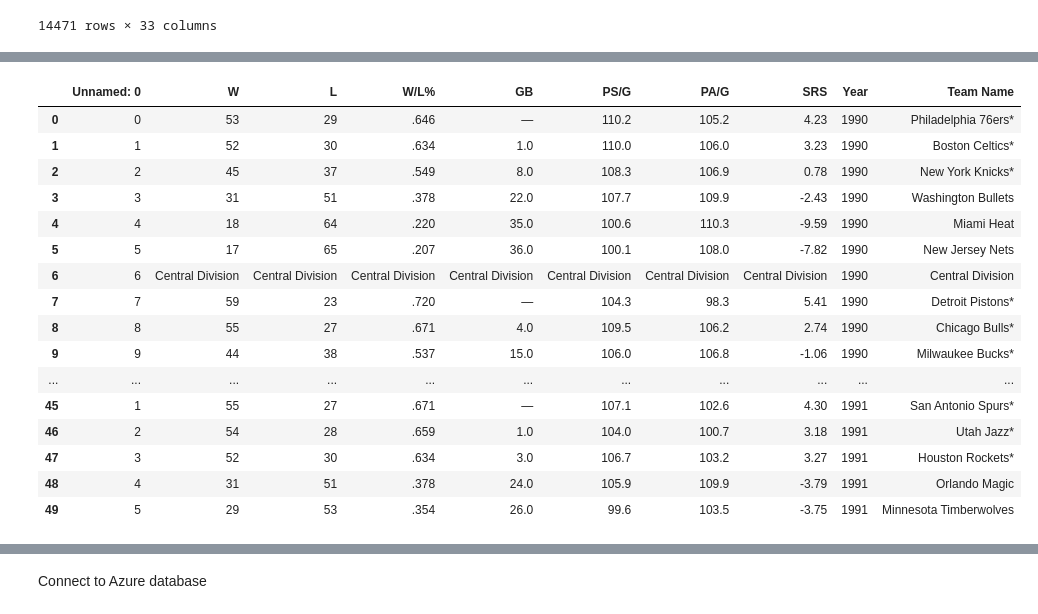
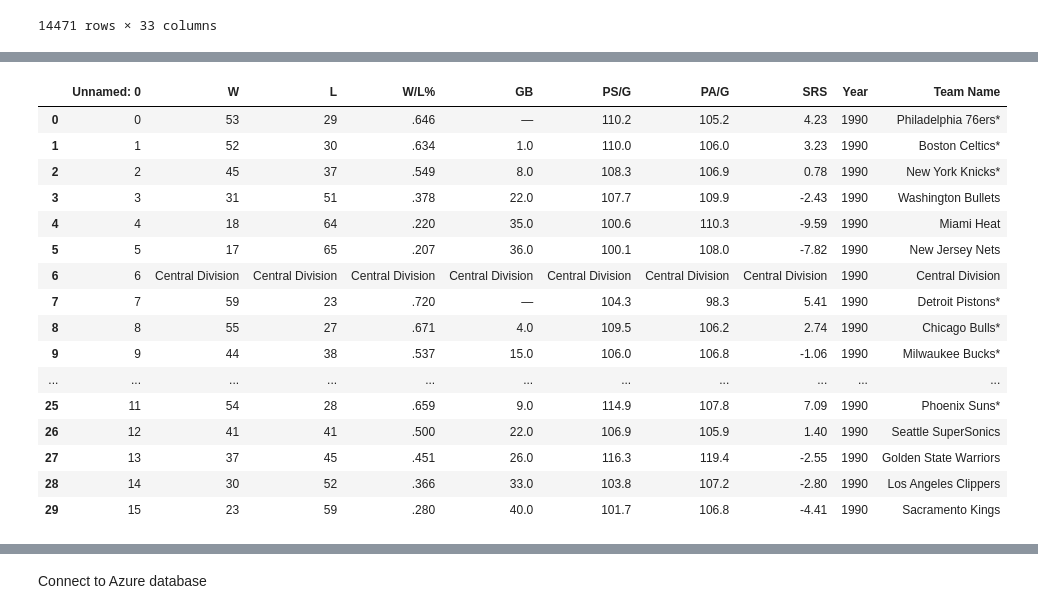
Before and after one commit to brownyu/Predicting_NBA_MVP, a Jupyter notebook: Predicting_NBA_MVP.ipynb, the cells around one changed output, grey strips where cells are left out. Drawn from its saved outputs; the diff is of its cells as text; code cells hidden in the pictures.

```diff
--- a/Predicting_NBA_MVP.ipynb
+++ b/Predicting_NBA_MVP.ipynb
@@ -671,21 +691,21 @@ combined_player_mvp
 # %%
 team_standing=pd.read_csv("team_standing.csv")
-team_standing.head(50)
+team_standing.head(30)
 # %% [output]
 |  | Unnamed: 0 | W | L | W/L% | GB | PS/G | PA/G | SRS | Year | Team Name |
 | 0 | 0 | 53 | 29 | .646 | — | 110.2 | 105.2 | 4.23 | 1990 | Philadelphia 76ers* |
 | 1 | 1 | 52 | 30 | .634 | 1.0 | 110.0 | 106.0 | 3.23 | 1990 | Boston Celtics* |
 | 2 | 2 | 45 | 37 | .549 | 8.0 | 108.3 | 106.9 | 0.78 | 1990 | New York Knicks* |
 | 3 | 3 | 31 | 51 | .378 | 22.0 | 107.7 | 109.9 | -2.43 | 1990 | Washington Bullets |
 | 4 | 4 | 18 | 64 | .220 | 35.0 | 100.6 | 110.3 | -9.59 | 1990 | Miami Heat |
 | 5 | 5 | 17 | 65 | .207 | 36.0 | 100.1 | 108.0 | -7.82 | 1990 | New Jersey Nets |
 | 6 | 6 | Central Division | Central Division | Central Division | Central Division | Central Division | Central Division | Central Division | 1990 | Central Division |
 | 7 | 7 | 59 | 23 | .720 | — | 104.3 | 98.3 | 5.41 | 1990 | Detroit Pistons* |
 | 8 | 8 | 55 | 27 | .671 | 4.0 | 109.5 | 106.2 | 2.74 | 1990 | Chicago Bulls* |
 | 9 | 9 | 44 | 38 | .537 | 15.0 | 106.0 | 106.8 | -1.06 | 1990 | Milwaukee Bucks* |
 | ... | ... | ... | ... | ... | ... | ... | ... | ... | ... | ... |
-| 45 | 1 | 55 | 27 | .671 | — | 107.1 | 102.6 | 4.30 | 1991 | San Antonio Spurs* |
-| 46 | 2 | 54 | 28 | .659 | 1.0 | 104.0 | 100.7 | 3.18 | 1991 | Utah Jazz* |
-| 47 | 3 | 52 | 30 | .634 | 3.0 | 106.7 | 103.2 | 3.27 | 1991 | Houston Rockets* |
-| 48 | 4 | 31 | 51 | .378 | 24.0 | 105.9 | 109.9 | -3.79 | 1991 | Orlando Magic |
-| 49 | 5 | 29 | 53 | .354 | 26.0 | 99.6 | 103.5 | -3.75 | 1991 | Minnesota Timberwolves |
+| 25 | 11 | 54 | 28 | .659 | 9.0 | 114.9 | 107.8 | 7.09 | 1990 | Phoenix Suns* |
+| 26 | 12 | 41 | 41 | .500 | 22.0 | 106.9 | 105.9 | 1.40 | 1990 | Seattle SuperSonics |
+| 27 | 13 | 37 | 45 | .451 | 26.0 | 116.3 | 119.4 | -2.55 | 1990 | Golden State Warriors |
+| 28 | 14 | 30 | 52 | .366 | 33.0 | 103.8 | 107.2 | -2.80 | 1990 | Los Angeles Clippers |
+| 29 | 15 | 23 | 59 | .280 | 40.0 | 101.7 | 106.8 | -4.41 | 1990 | Sacramento Kings |
```
Also changed, not shown: parts of 29 cells of this notebook, 3 other files.
